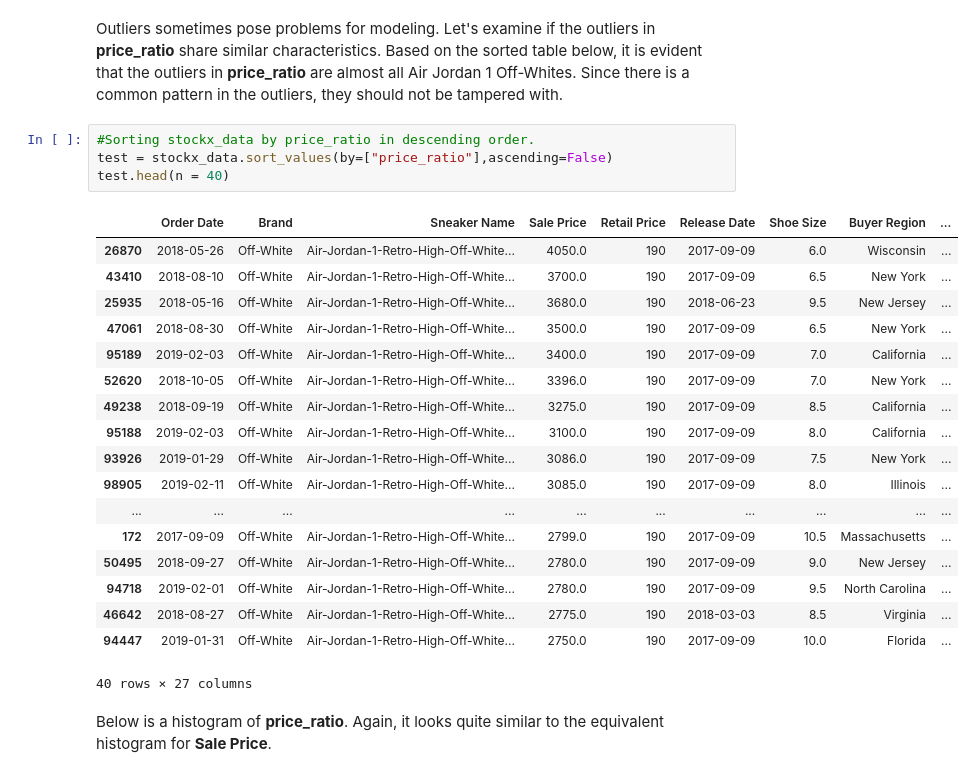
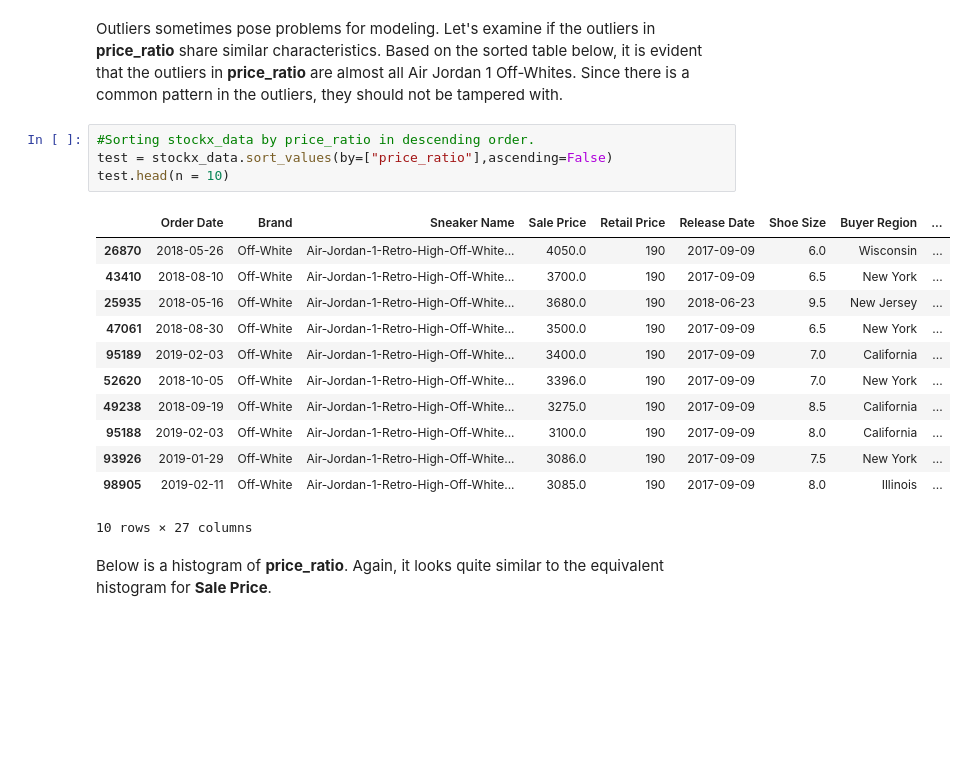
Before and after one commit to sameen73/stockx_2019datachallenge, a Jupyter notebook: stock_x_analysis.ipynb, the cells around one changed output. Drawn from its saved outputs; the diff is of its cells as text; blank space fills up the shorter version.

```diff
--- a/stock_x_analysis.ipynb
+++ b/stock_x_analysis.ipynb
@@ -544,26 +541,20 @@ Outliers sometimes pose problems for modeling. Let's examine if the outliers in
 # %%
 #Sorting stockx_data by price_ratio in descending order.
 test = stockx_data.sort_values(by=["price_ratio"],ascending=False)
-test.head(n = 40)
+test.head(n = 10)
 # %% [output]
 |  | Order Date | Brand | Sneaker Name | Sale Price | Retail Price | Release Date | Shoe Size | Buyer Region | ... |
 | 26870 | 2018-05-26 | Off-White | Air-Jordan-1-Retro-High-Off-White... | 4050.0 | 190 | 2017-09-09 | 6.0 | Wisconsin | ... |
 | 43410 | 2018-08-10 | Off-White | Air-Jordan-1-Retro-High-Off-White... | 3700.0 | 190 | 2017-09-09 | 6.5 | New York | ... |
 | 25935 | 2018-05-16 | Off-White | Air-Jordan-1-Retro-High-Off-White... | 3680.0 | 190 | 2018-06-23 | 9.5 | New Jersey | ... |
 | 47061 | 2018-08-30 | Off-White | Air-Jordan-1-Retro-High-Off-White... | 3500.0 | 190 | 2017-09-09 | 6.5 | New York | ... |
 | 95189 | 2019-02-03 | Off-White | Air-Jordan-1-Retro-High-Off-White... | 3400.0 | 190 | 2017-09-09 | 7.0 | California | ... |
 | 52620 | 2018-10-05 | Off-White | Air-Jordan-1-Retro-High-Off-White... | 3396.0 | 190 | 2017-09-09 | 7.0 | New York | ... |
 | 49238 | 2018-09-19 | Off-White | Air-Jordan-1-Retro-High-Off-White... | 3275.0 | 190 | 2017-09-09 | 8.5 | California | ... |
 | 95188 | 2019-02-03 | Off-White | Air-Jordan-1-Retro-High-Off-White... | 3100.0 | 190 | 2017-09-09 | 8.0 | California | ... |
 | 93926 | 2019-01-29 | Off-White | Air-Jordan-1-Retro-High-Off-White... | 3086.0 | 190 | 2017-09-09 | 7.5 | New York | ... |
 | 98905 | 2019-02-11 | Off-White | Air-Jordan-1-Retro-High-Off-White... | 3085.0 | 190 | 2017-09-09 | 8.0 | Illinois | ... |
-| ... | ... | ... | ... | ... | ... | ... | ... | ... | ... |
-| 172 | 2017-09-09 | Off-White | Air-Jordan-1-Retro-High-Off-White... | 2799.0 | 190 | 2017-09-09 | 10.5 | Massachusetts | ... |
-| 50495 | 2018-09-27 | Off-White | Air-Jordan-1-Retro-High-Off-White... | 2780.0 | 190 | 2017-09-09 | 9.0 | New Jersey | ... |
-| 94718 | 2019-02-01 | Off-White | Air-Jordan-1-Retro-High-Off-White... | 2780.0 | 190 | 2017-09-09 | 9.5 | North Carolina | ... |
-| 46642 | 2018-08-27 | Off-White | Air-Jordan-1-Retro-High-Off-White... | 2775.0 | 190 | 2018-03-03 | 8.5 | Virginia | ... |
-| 94447 | 2019-01-31 | Off-White | Air-Jordan-1-Retro-High-Off-White... | 2750.0 | 190 | 2017-09-09 | 10.0 | Florida | ... |
-40 rows × 27 columns
+10 rows × 27 columns
 # %% [markdown]
 Below is a histogram of **price_ratio**. Again, it looks quite similar to the equivalent histogram for **Sale Price**.
 # %%
```
Also changed, not shown: parts of 23 cells of this notebook.
